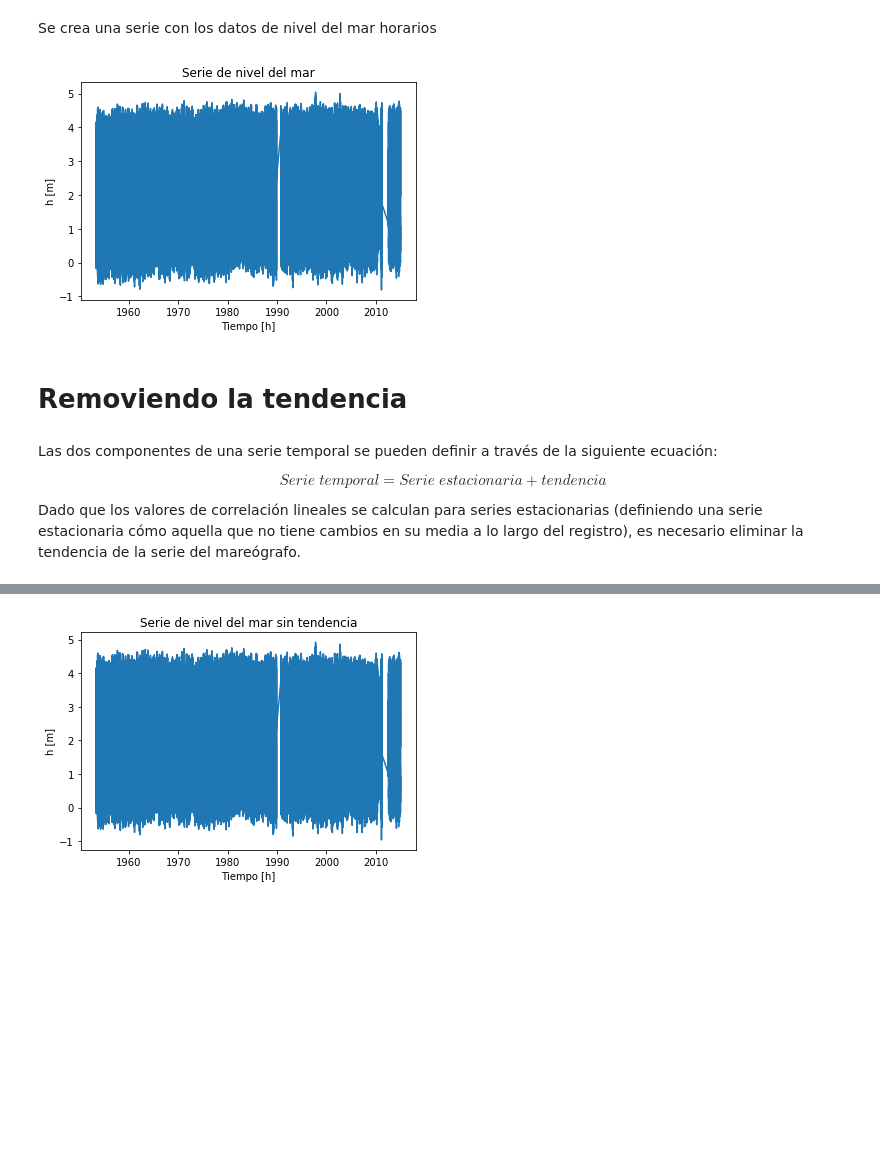
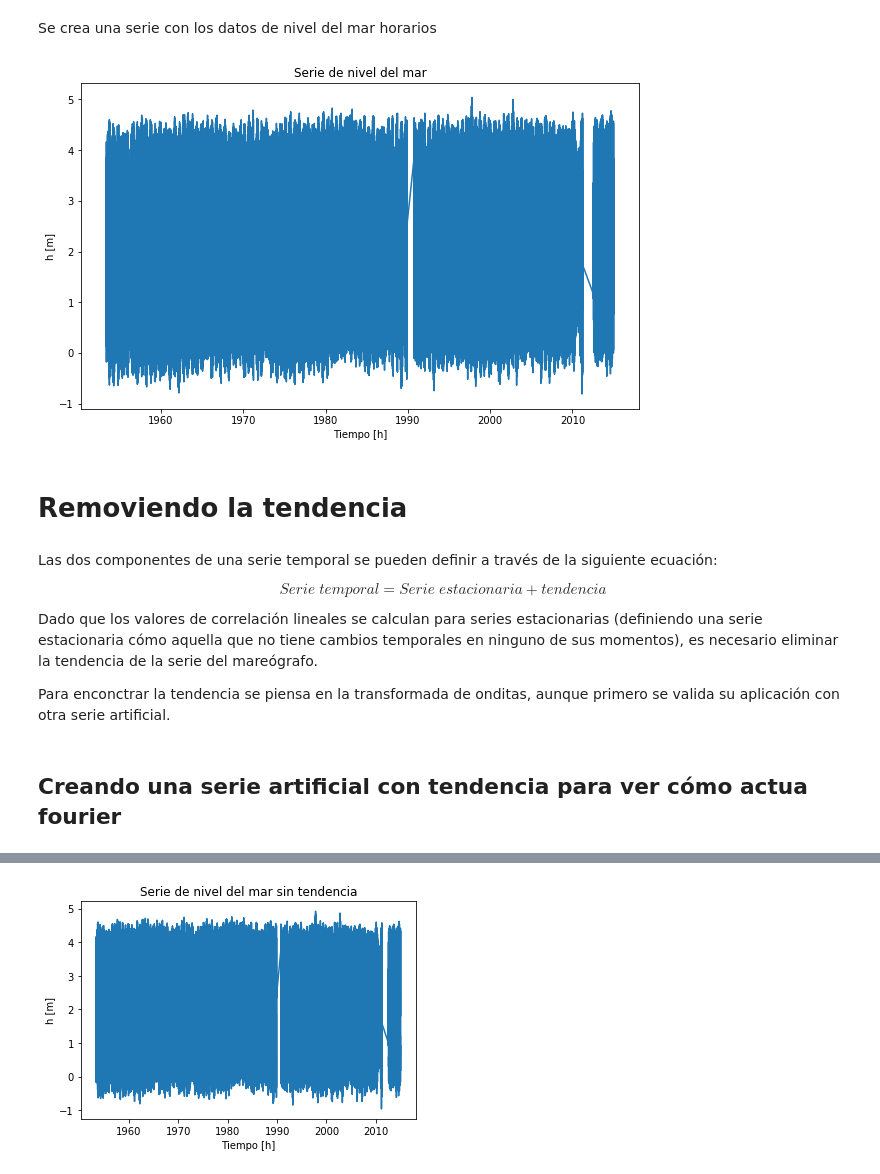
Before and after one commit to FrankAyalaC/Nivel-del-mar-en-Buenaventura, a Jupyter notebook: Scripts/TDG_2019.ipynb, the cells around one changed output, grey strips where cells are left out. Cells and saved outputs as stored; diff of their text form; code cells hidden in the pictures; blank space fills up the shorter version.

```diff
--- a/Scripts/TDG_2019.ipynb
+++ b/Scripts/TDG_2019.ipynb
@@ -42,15 +43,15 @@ Se crea una serie con los datos de nivel del mar horarios
 fechas=[datetime(df_nmm.Year.loc[i],df_nmm.Month.loc[i],df_nmm.Day.loc[i],df_nmm.Hour.loc[i]) for i in range(len(df_nmm))]
 serie_nmm=pd.Series(data=df_nmm.nmm.values/1000,index=fechas)
 # %%
-plt.figure()
+plt.figure(figsize=(10,6))
 plt.plot(serie_nmm)
 plt.title("Serie de nivel del mar")
 plt.ylabel("h [m]")
 plt.xlabel("Tiempo [h]")
 
 plt.show()
 # %% [output]
-[figure, old version]
+[figure, new version]
 # %% [markdown]
 # Removiendo la tendencia
 # %% [markdown]
@@ -60,4 +61,9 @@ Las dos componentes de una serie temporal se pueden definir a través de la sigu
 Serie\;temporal=Serie\;estacionaria+tendencia
 \end{equation}
 
-Dado que los valores de correlación lineales  se calculan para series estacionarias (definiendo una serie estacionaria cómo aquella que no tiene cambios en su media a lo largo del registro), es necesario eliminar la tendencia de la serie del mareógrafo.
+Dado que los valores de correlación lineales  se calculan para series estacionarias (definiendo una serie estacionaria cómo aquella que no tiene cambios temporales en ninguno de sus momentos), es necesario eliminar la tendencia de la serie del mareógrafo.
+
+
+Para enconctrar la tendencia se piensa en la transformada de onditas, aunque primero se valida su aplicación con otra serie artificial.
+# %% [markdown]
+## Creando una serie artificial con tendencia para ver cómo actua fourier
```
Also changed, not shown: parts of 32 cells of this notebook, 14 other files.
